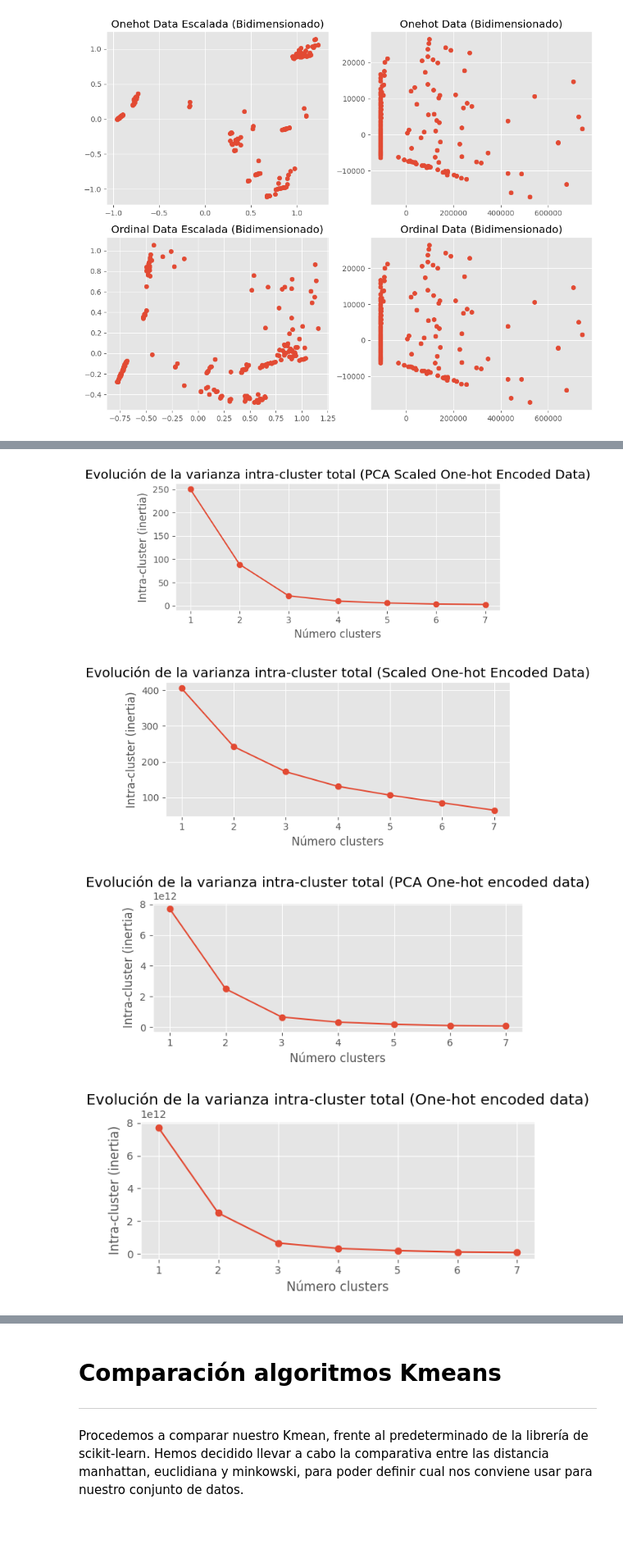
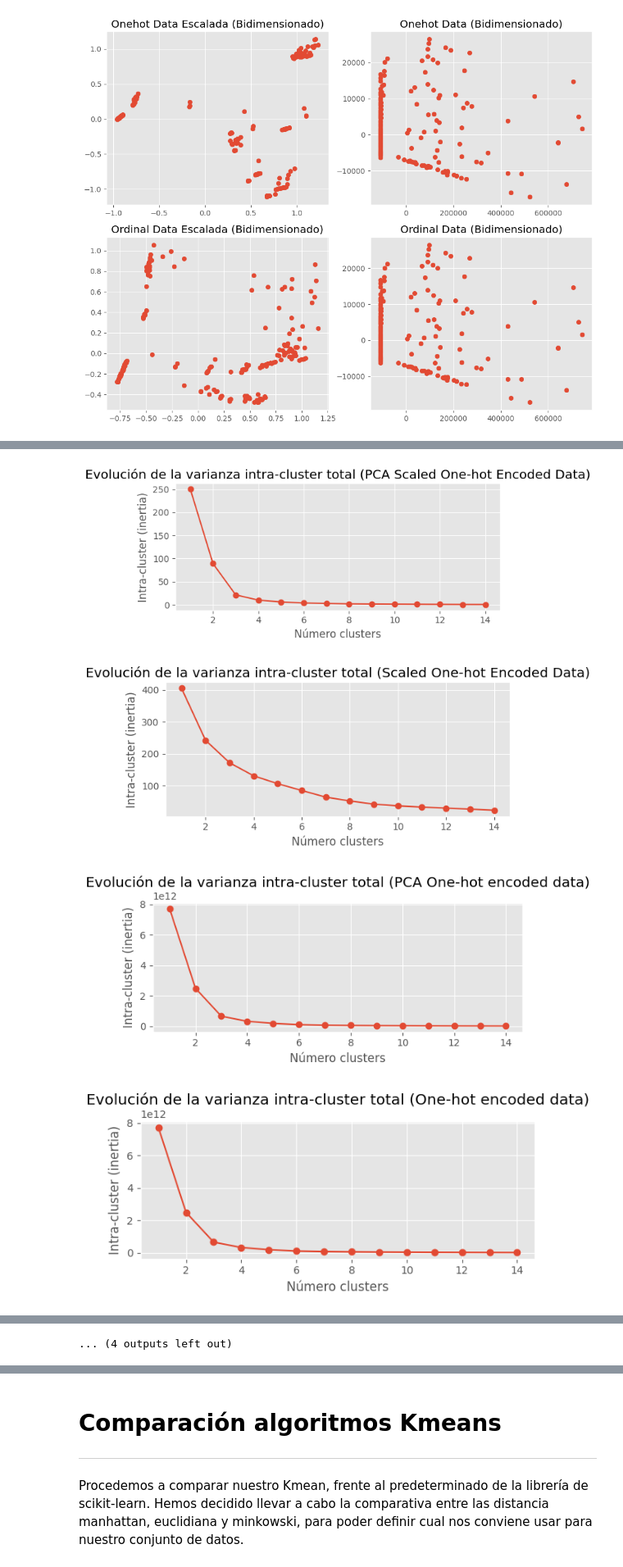
Before and after one commit to V1centeB/Aprendizaje_Automatico-P2-G1, a Jupyter notebook: model.ipynb, the cells around one changed output, grey strips where cells are left out. Shown at 82% size. Cells and saved outputs as stored; diff of their text form; code cells hidden in the pictures; blank space fills up the shorter version.

```diff
--- a/model.ipynb
+++ b/model.ipynb
@@ -291,40 +240,76 @@ Utilizamos el método elbow para buscar el mejor número de clusters para comenz
 # %%
 def n_clusters_elbow_method(X, data_type: str):
-    range_n_clusters = range(1, 8)
+    range_n_clusters = range(1, 15)
     inertias = []
 
     for n_clusters in range_n_clusters:
         modelo_kmeans = KMeans(
             n_clusters   = n_clusters,
             n_init       = 20,
             random_state = 100572303
         )
         modelo_kmeans.fit(X)
         inertias.append(modelo_kmeans.inertia_)
 
     # Creamos plot
     fig, ax = plt.subplots(1, 1, figsize=(6, 3))
 
     ax.plot(range_n_clusters, inertias, marker='o')
     ax.set_title("Evolución de la varianza intra-cluster total ({})".format(data_type))
     ax.set_xlabel('Número clusters')
     ax.set_ylabel('Intra-cluster (inertia)')
 
     # Ajustamos el layout y enseñamos el plot
     plt.tight_layout()
     plt.show()
 
-# Lo aplicamos a todos los modelos
+def n_clusters_silhouette_method(X, data_type: str):
+    range_n_clusters = range(2, 15)
+    silhouette_scores = []
+
+    for n_clusters in range_n_clusters:
+        modelo_kmeans = KMeans(
+            n_clusters=n_clusters,
+            n_init=20,
+            random_state=100572303
+        )
+        modelo_kmeans.fit(X)
+        labels = modelo_kmeans.labels_
+        silhouette_scores.append(silhouette_score(X, labels))
+
+    # Creamos plot
+    fig, ax = plt.subplots(1, 1, figsize=(6, 3))
+
+    ax.plot(range_n_clusters, silhouette_scores, marker='o')
+    ax.set_title("Silhouette Score Evolution ({})".format(data_type))
+    ax.set_xlabel('Number of clusters')
+    ax.set_ylabel('Silhouette Score')
+
+    # Ajustamos el layout y enseñamos el plot
+    plt.tight_layout()
+    plt.show()
+
+# Aplicamos el método elbow a todos los modelos
 n_clusters_elbow_method(X_pca_onehot_scaled, "PCA Scaled One-hot Encoded Data")
 n_clusters_elbow_method(X_onehot_scaled, "Scaled One-hot Encoded Data")
 n_clusters_elbow_method(X_pca_onehot, "PCA One-hot encoded data")
 n_clusters_elbow_method(X_onehot, "One-hot encoded data")
 n_clusters_elbow_method(X_pca_ordinal_scaled, "PCA Scaled Ordinal Data")
 n_clusters_elbow_method(X_ordinal_scaled, "Scaled Ordinal Data")
 n_clusters_elbow_method(X_pca_ordinal, "PCA Ordinal Data")
 n_clusters_elbow_method(X_ordinal, "Ordinal Data")
+
+# Aplicamos el método silhouette a todos los modelos
+n_clusters_silhouette_method(X_pca_onehot_scaled, "PCA Scaled One-hot Encoded Data")
+n_clusters_silhouette_method(X_onehot_scaled, "Scaled One-hot Encoded Data")
+n_clusters_silhouette_method(X_pca_onehot, "PCA One-hot encoded data")
+n_clusters_silhouette_method(X_onehot, "One-hot encoded data")
+n_clusters_silhouette_method(X_pca_ordinal_scaled, "PCA Scaled Ordinal Data")
+n_clusters_silhouette_method(X_ordinal_scaled, "Scaled Ordinal Data")
+n_clusters_silhouette_method(X_pca_ordinal, "PCA Ordinal Data")
+n_clusters_silhouette_method(X_ordinal, "Ordinal Data")
 # %% [output]
-[figure, old version]
+[figure, new version]
-[figure, old version]
+[figure, new version]
-[figure, old version]
+[figure, new version]
-[figure, old version]
+[figure, new version]
@@ -335 +324,2 @@ n_clusters_elbow_method(X_ordinal, "Ordinal Data")
+... (4 outputs left out)
 # %% [markdown]
```
Also changed, not shown: parts of 18 cells of this notebook.
